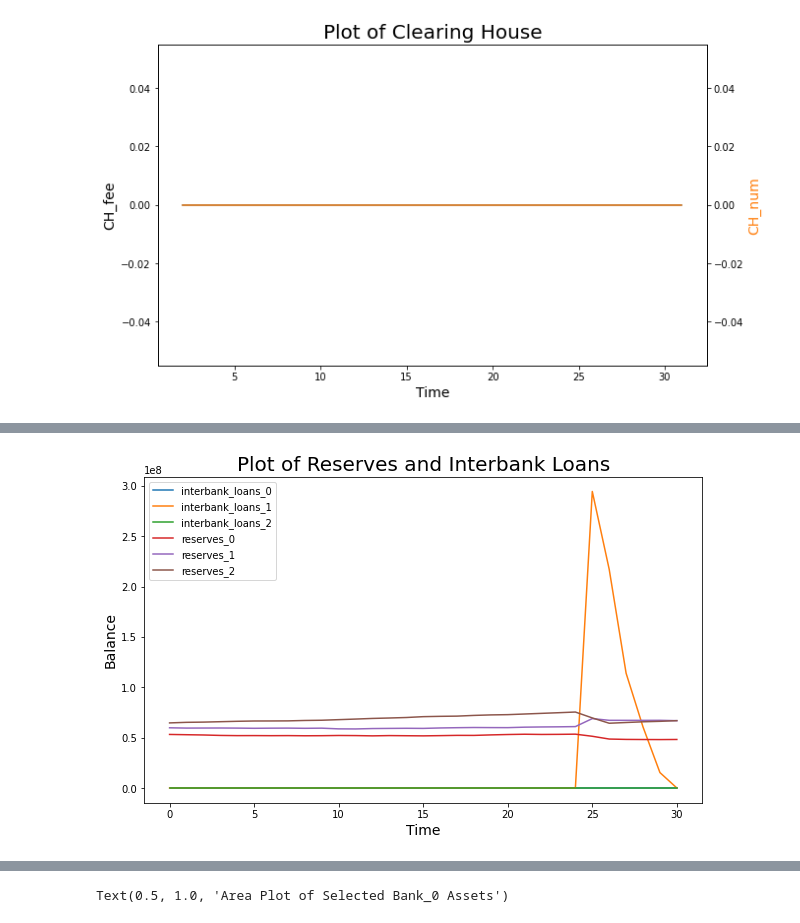
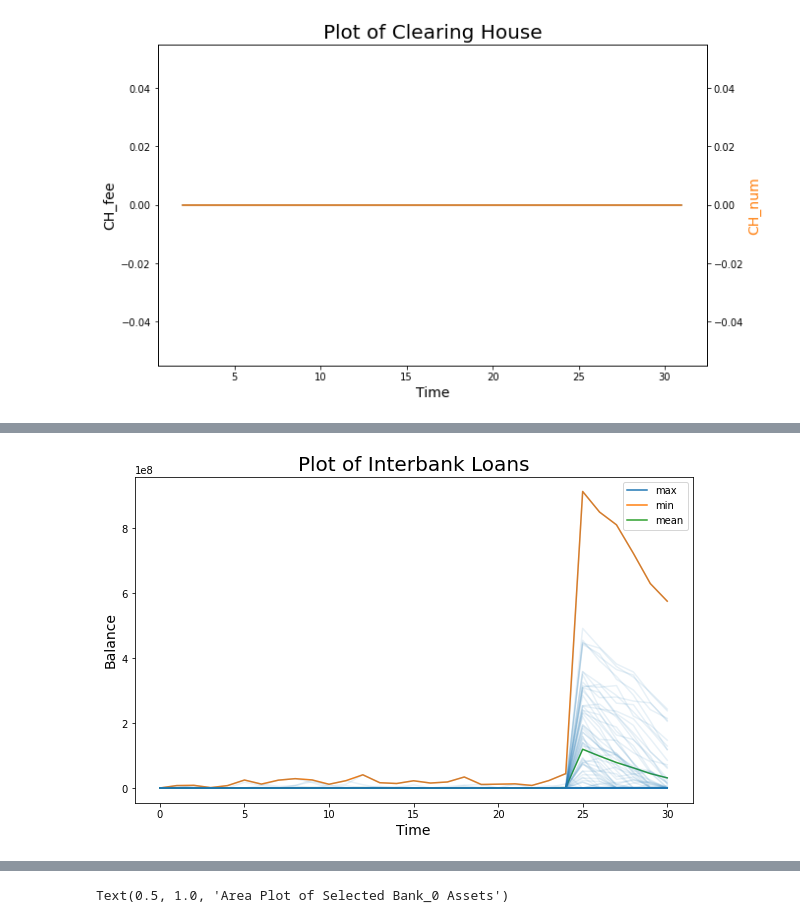
Before and after one commit to JonathanRossouw/Thesis, a Jupyter notebook: thesis/CBDC_analyze.ipynb, the cells around one changed output, grey strips where cells are left out. Saved outputs shown, nothing was run; the diff lists cells and outputs as text; code cells hidden in the pictures.

```diff
--- a/thesis/CBDC_analyze.ipynb
+++ b/thesis/CBDC_analyze.ipynb
@@ -239,3 +267,11 @@ Households
+# %%
+hh_npv = []
+for item in households_output:
+    hh_ids = list(json_to_dataframe_account(item, num_sim, "loans").columns)
+    for house in hh_ids:
+        household_npv = json_to_dataframe_id(item, num_sim, house)
+        household_npv['npv'] = household_npv[['deposits', 'bank_notes',  'receivables',  'equity_firm' , 'equity_bank']].sum(axis=1) - household_npv['deposits'].values
+        hh_npv.append(household_npv)
 # %%
 fig, ax = plt.subplots(nrows=1, ncols=1, figsize=(10,6))
 
@@ -324,0 +452,12 @@ Banks
+# %%
+bank_eq = []
+for bank in banks_output:
+    df_bank_eq = json_to_dataframe_account(bank, num_sim, 'equity')
+    bank_eq += list((df_bank_eq.iloc[-1,:] - df_bank_eq.iloc[0,:])/df_bank_eq.iloc[0,:])
+
+bank_eq_stats = {}
+bank_eq.sort()
+bank_eq_stats["min"] = bank_eq[2]
+bank_eq_stats["max"] = bank_eq[-3]
+bank_eq_stats["mean"] = (sum(bank_eq)/len(bank_eq))
+bank_eq_stats
@@ -325,19 +532,28 @@ Banks
 # %%
+# Interbank Loans
+bank_interbank_loans = {}
+
+for i, bank in enumerate(banks_output):
+    df_bank_interbank_loans = json_to_dataframe_account(bank, num_sim, "interbank_loans")
+    for j, col in enumerate(df_bank_interbank_loans):
+        bank_interbank_loans[(i+1)*(j+1)] = df_bank_interbank_loans[col].values
+bank_interbank_loans = pd.DataFrame.from_dict(bank_interbank_loans)
+
+
 fig, ax = plt.subplots(nrows=1, ncols=1, figsize=(10,6))
+bank_interbank_loans["min"] = bank_interbank_loans.min(axis = 1)
+bank_interbank_loans["max"] = bank_interbank_loans.max(axis = 1)
+bank_interbank_loans["mean"] = bank_interbank_loans.mean(axis = 1)
+ax.plot(bank_interbank_loans.index, bank_interbank_loans[["min", "max", "mean"]])
+ax.plot(bank_interbank_loans.index, bank_interbank_loans, color = "C0", alpha = 0.1)
 
-# Bank
-bank_interbank_loans = json_to_dataframe_account(banks_output[0], num_sim, "interbank_loans")
-bank_reserves = json_to_dataframe_account(banks_output[0], num_sim, "reserves")
-
-ax.plot(bank_interbank_loans.index, bank_interbank_loans)
-ax.plot(bank_reserves.index, bank_reserves)
 ax.set_xlabel('Time', fontsize='14')
 ax.set_ylabel('Balance', fontsize='14')
-ax.legend(['interbank_loans_0', 'interbank_loans_1', 'interbank_loans_2', 'reserves_0', 'reserves_1', 'reserves_2'])
-plt.title("Plot of Reserves and Interbank Loans", size=20)
+ax.legend(['max', 'min', 'mean'])
+plt.title("Plot of Interbank Loans", size=20)
 fig.show()
 
 
-fig.savefig('figures/Reserves_IB_Loans.png')
+fig.savefig('figures/IB_Loans.png')
 # %% [output]
-[figure, old version]
+[figure, new version]
```
Also changed, not shown: parts of 33 cells of this notebook, 2 other files.
